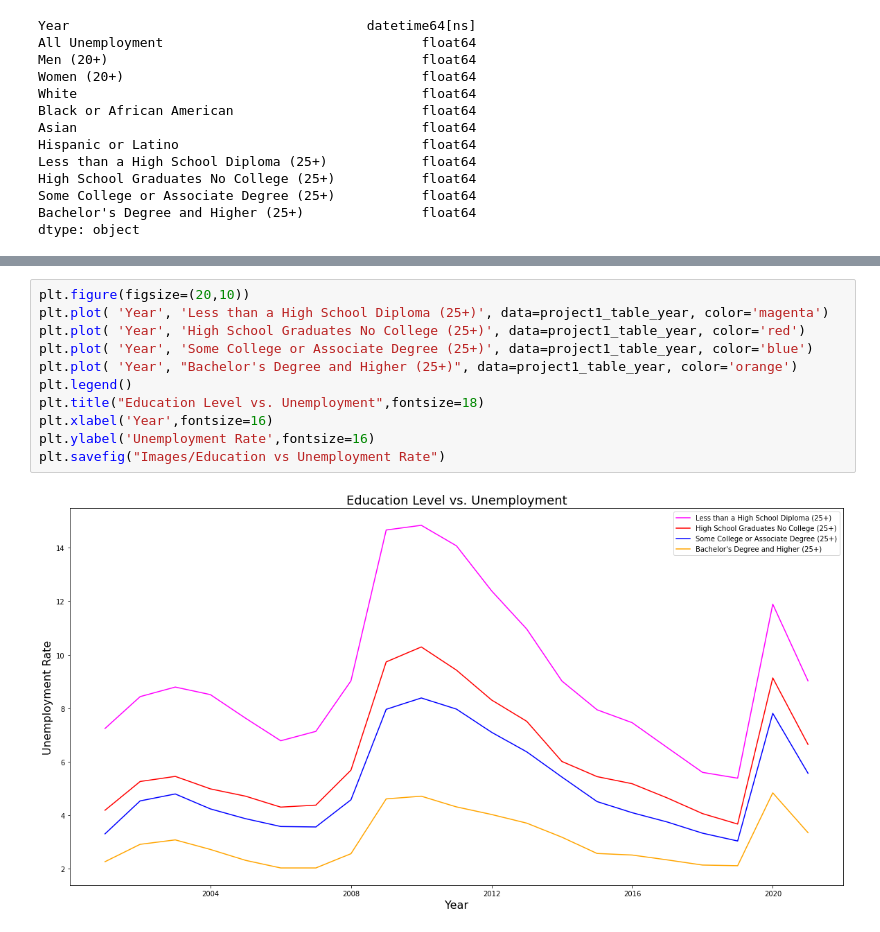
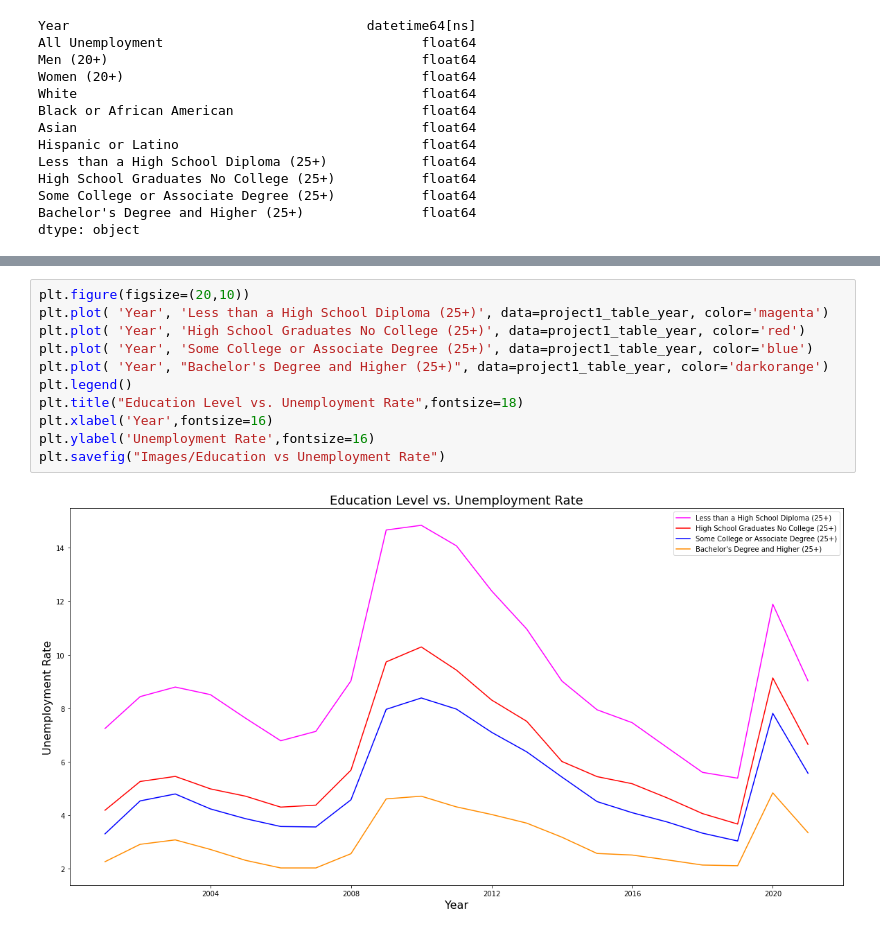
Before and after one commit to EpohDespair/Project-1, a Jupyter notebook: project1.ipynb, the cells around one changed output, grey strips where cells are left out. Drawn from its saved outputs; the diff is of its cells as text.

```diff
--- a/project1.ipynb
+++ b/project1.ipynb
@@ -131,13 +136,13 @@ plt.savefig("Images/Race vs Unemployment Rate")
 # %%
 plt.figure(figsize=(20,10))
 plt.plot( 'Year', 'Less than a High School Diploma (25+)', data=project1_table_year, color='magenta')
 plt.plot( 'Year', 'High School Graduates No College (25+)', data=project1_table_year, color='red')
 plt.plot( 'Year', 'Some College or Associate Degree (25+)', data=project1_table_year, color='blue')
-plt.plot( 'Year', "Bachelor's Degree and Higher (25+)", data=project1_table_year, color='orange')
+plt.plot( 'Year', "Bachelor's Degree and Higher (25+)", data=project1_table_year, color='darkorange')
 plt.legend()
-plt.title("Education Level vs. Unemployment",fontsize=18)
+plt.title("Education Level vs. Unemployment Rate",fontsize=18)
 plt.xlabel('Year',fontsize=16)
 plt.ylabel('Unemployment Rate',fontsize=16)
 plt.savefig("Images/Education vs Unemployment Rate")
 # %% [output]
-[figure, old version]
+[figure, new version]
```
Also changed, not shown: parts of 4 cells of this notebook, 3 other files.
